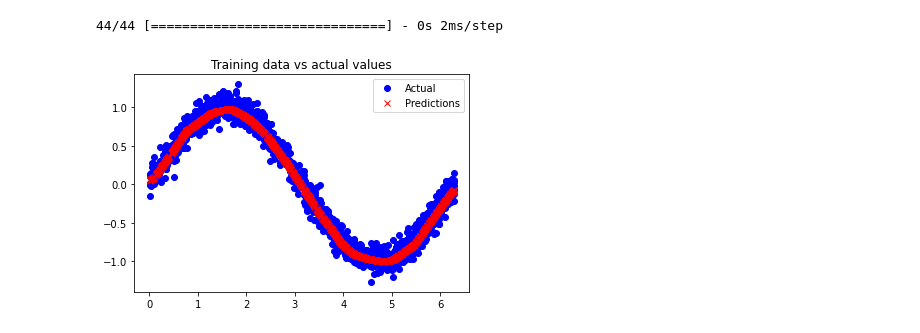
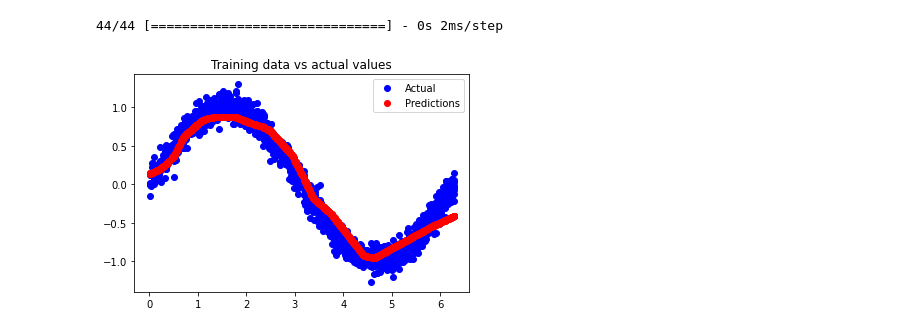
Before and after one commit to PabloJRW/TinyML-sineFunction, a Jupyter notebook: TinyML_Sin.ipynb, the cells around one changed output. Drawn from its saved outputs; the diff is of its cells as text; code cells hidden in the pictures.

```diff
--- a/TinyML_Sin.ipynb
+++ b/TinyML_Sin.ipynb
@@ -43,9 +45,9 @@ plt.show()
 # %%
 model = tf.keras.Sequential()
-model.add(keras.layers.Dense(16, activation='relu', input_shape=(1, )))
-model.add(keras.layers.Dense(16, activation='relu'))
-model.add(keras.layers.Dense(16, activation='relu'))
-model.add(keras.layers.Dense(16, activation='relu'))
-model.add(keras.layers.Dense(1))
+model.add(Dense(30, activation='relu', input_shape=(1, )))
+model.add(Dense(20, activation='relu'))
+model.add(Dropout(0.2))
+model.add(Dense(10, activation='relu'))
+model.add(Dense(1))
 model.summary()
 # %% [output]
@@ -69,13 +71,13 @@ Trainable params: 865
 Non-trainable params: 0
 _________________________________________________________________
 # %%
-optimizer = keras.optimizers.RMSprop(learning_rate=0.001)
+optimizer = keras.optimizers.Adam(learning_rate=0.001)
 
 # Compiling the model
 model.compile(optimizer=optimizer, loss='mse', metrics=['mae'])
 # %%
 # Training the model
-history = model.fit(X_train, y_train, epochs=100, batch_size=16,
+history = model.fit(X_train, y_train, epochs=100, batch_size=32,
                     validation_split=0.2)
 # %% [output]
 Epoch 1/100
@@ -115,12 +117,12 @@ predictions = model.predict(X_train)
 # %%
 plt.clf()
 plt.title("Training data vs actual values")
 plt.plot(X_train, y_train, 'bo', label='Actual')
-plt.plot(X_train, predictions, 'rx', label='Predictions')
+plt.plot(X_train, predictions, 'ro', label='Predictions')
 plt.legend()
 plt.show()
 # %% [output]
-[figure, old version]
+[figure, new version]
 # %%
 # Convert the model to the TensorFlow Lite format without quantization
 converter = tf.lite.TFLiteConverter.from_keras_model(model)
```
Also changed, not shown: parts of 7 cells of this notebook.
